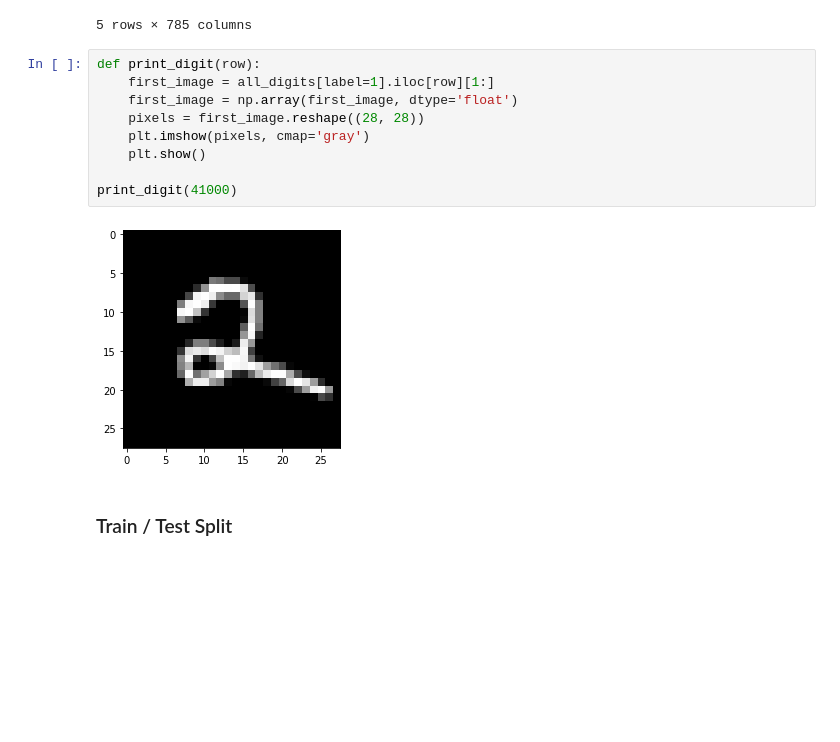
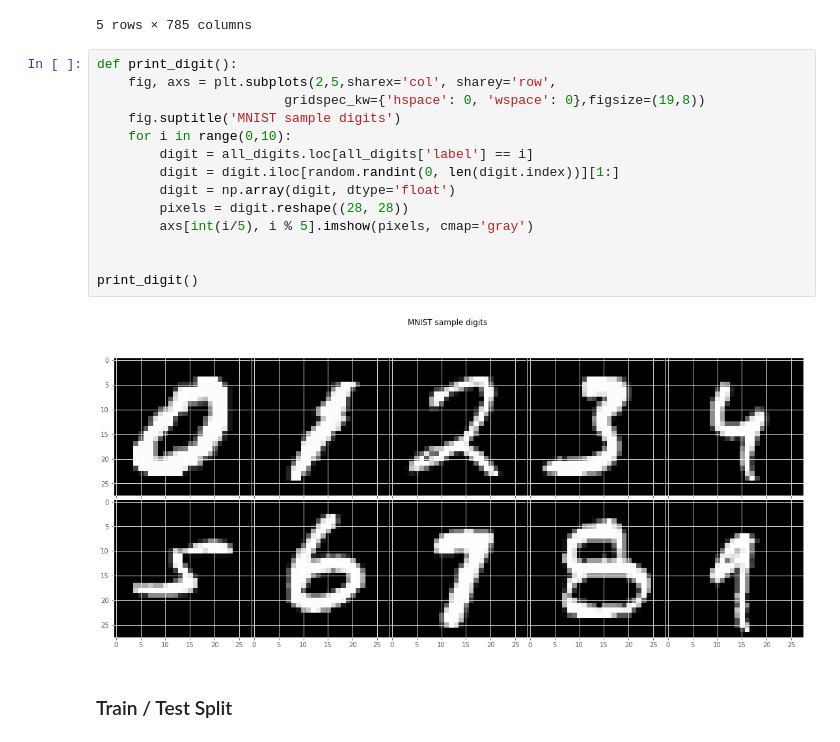
Before and after one commit to afoteas/digit_recognizer, a Jupyter notebook: exercise3.ipynb, the cells around one changed output. Saved outputs shown, nothing was run; the diff lists cells and outputs as text; blank space fills up the shorter version.

```diff
--- a/exercise3.ipynb
+++ b/exercise3.ipynb
@@ -52,17 +52,22 @@ all_digits.head()
 | 3 | 4 | 0 | 0 | 0 | 0 | 0 | 0 | 0 | 0 | 0 | ... | ... |
 | 4 | 0 | 0 | 0 | 0 | 0 | 0 | 0 | 0 | 0 | 0 | ... | ... |
 5 rows × 785 columns
-# %%
-def print_digit(row):
-    first_image = all_digits[label=1].iloc[row][1:]
-    first_image = np.array(first_image, dtype='float')
-    pixels = first_image.reshape((28, 28))
-    plt.imshow(pixels, cmap='gray')
-    plt.show()
-
-print_digit(41000)
-# %% [output]
-[figure, removed]
+# %%
+def print_digit():
+    fig, axs = plt.subplots(2,5,sharex='col', sharey='row',
+                        gridspec_kw={'hspace': 0, 'wspace': 0},figsize=(19,8))
+    fig.suptitle('MNIST sample digits')
+    for i in range(0,10):
+        digit = all_digits.loc[all_digits['label'] == i]
+        digit = digit.iloc[random.randint(0, len(digit.index))][1:]
+        digit = np.array(digit, dtype='float')
+        pixels = digit.reshape((28, 28))
+        axs[int(i/5), i % 5].imshow(pixels, cmap='gray')
+
+
+print_digit()
+# %% [output]
+[figure, added]
 # %% [markdown]
 ### Train / Test Split
 # %%
```
Also changed, not shown: parts of 6 cells of this notebook.
